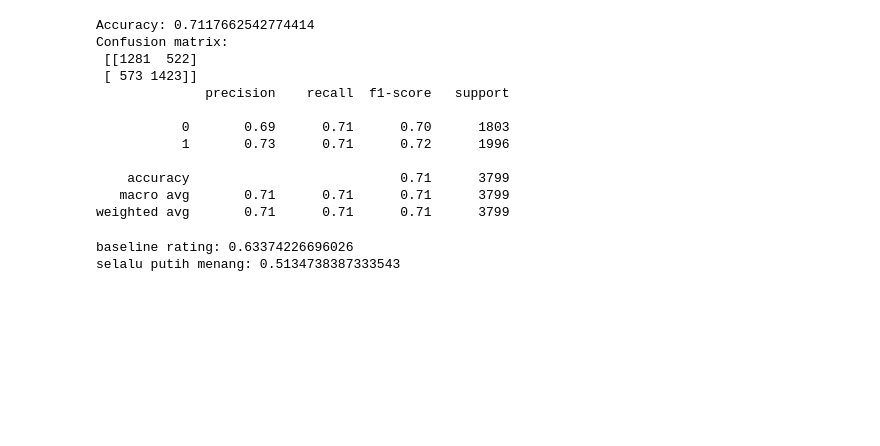
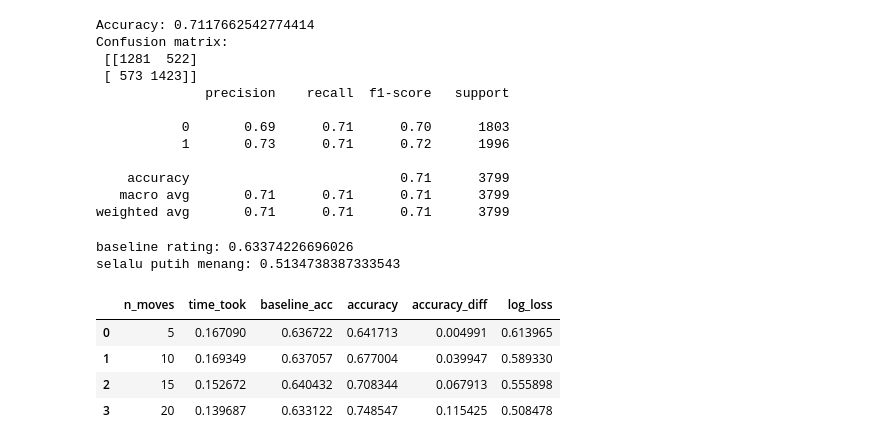
Before and after one commit to foxsys1/chess_analysis, a Jupyter notebook: chess_dataset.ipynb, the cells around one changed output. Cells and saved outputs as stored; diff of their text form; code cells hidden in the pictures; blank space fills up the shorter version.

```diff
--- a/chess_dataset.ipynb
+++ b/chess_dataset.ipynb
@@ -628,4 +624,10 @@ for n in n_moves_arr:
 
 results = pd.DataFrame(results)
 # %%
-results.to_csv('n_moves_results.csv', index=False)
+results
+# %% [output]
+|  | n_moves | time_took | baseline_acc | accuracy | accuracy_diff | log_loss |
+| 0 | 5 | 0.167090 | 0.636722 | 0.641713 | 0.004991 | 0.613965 |
+| 1 | 10 | 0.169349 | 0.637057 | 0.677004 | 0.039947 | 0.589330 |
+| 2 | 15 | 0.152672 | 0.640432 | 0.708344 | 0.067913 | 0.555898 |
+| 3 | 20 | 0.139687 | 0.633122 | 0.748547 | 0.115425 | 0.508478 |
```
Also changed, not shown: parts of 7 cells of this notebook, 8 other files.
